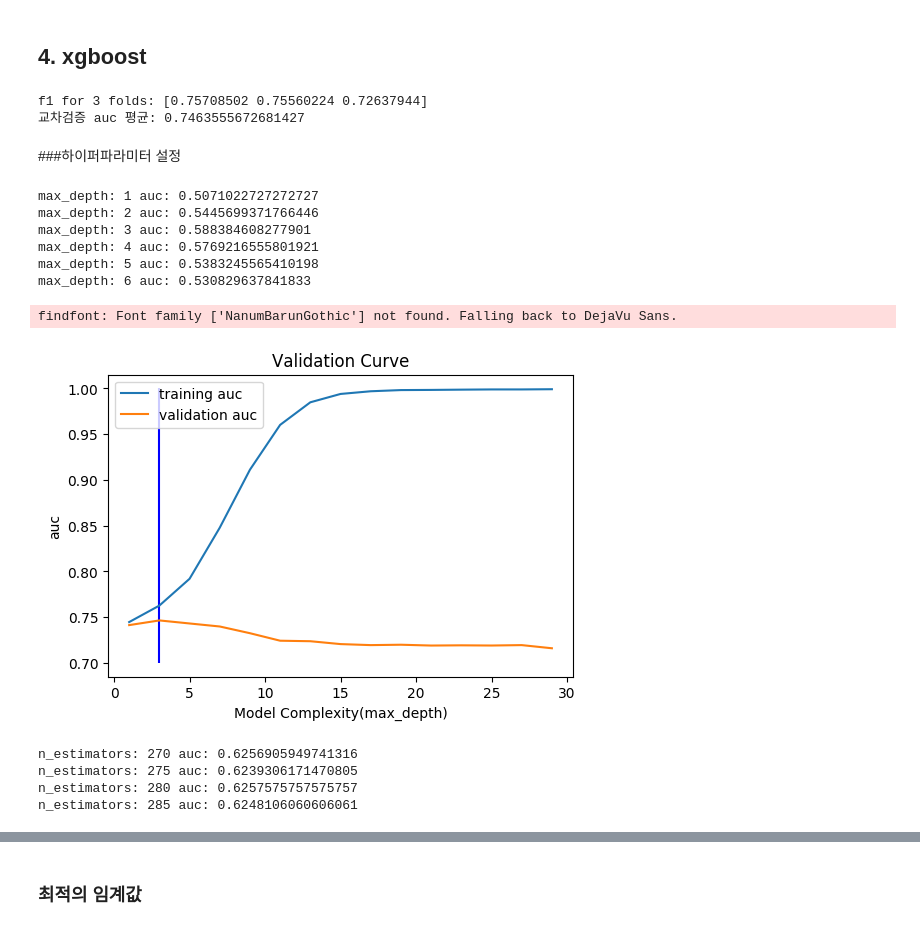
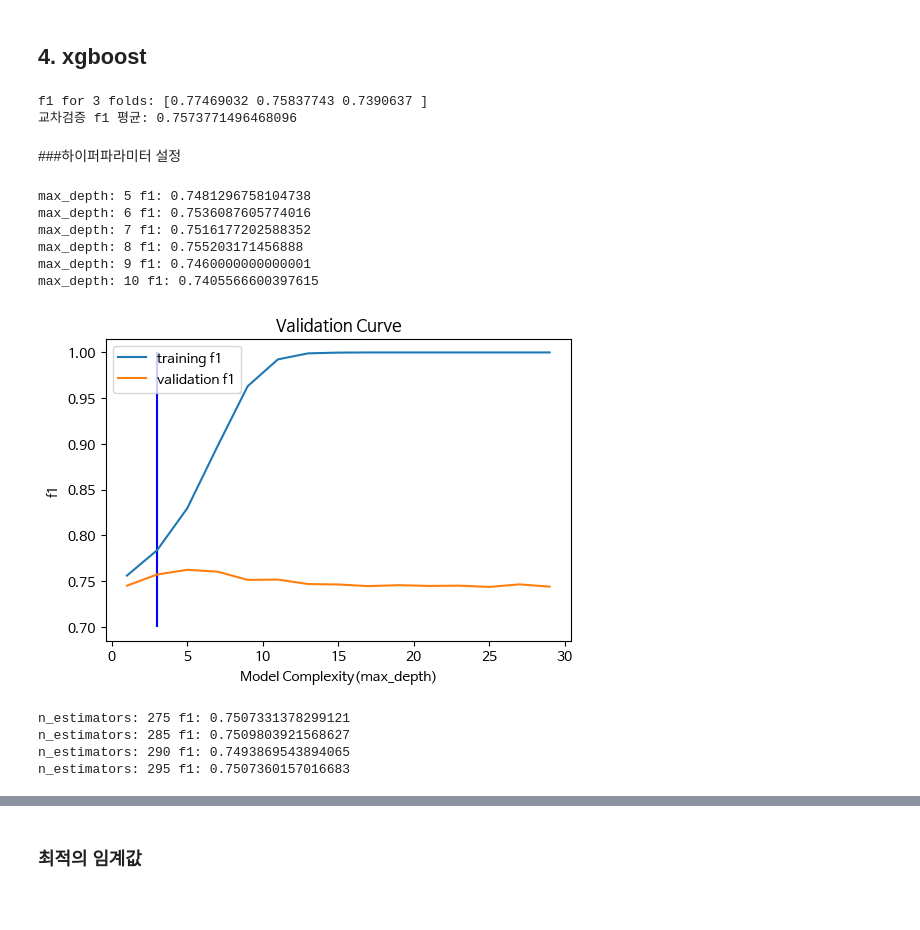
Before and after one commit to sseyonafre/Project, a Jupyter notebook: sprint2/AI_14_고세희_Section2.ipynb, the cells around one changed output, grey strips where cells are left out. Drawn from its saved outputs; the diff is of its cells as text; code cells hidden in the pictures.

```diff
--- a/sprint2/AI_14_고세희_Section2.ipynb
+++ b/sprint2/AI_14_고세희_Section2.ipynb
@@ -471,7 +471,9 @@ from eli5.sklearn import PermutationImportance
 X_train = train[feature]
 X_val = val[feature]
 X_test = test[feature]
-y_test =test['win']
+y_train = train[target]
+y_val = val[target]
+y_test =test[target]
 # %%
 #로지스틱회귀모델을 만들어 교차검증을 수행. #베이지안최적화를 사용해서 최적의 파라미터 찾아보자.
 
@@ -739,88 +755,87 @@ k = 3
 scores = cross_val_score(model_xg, X_train, y_train, cv=k,
                          scoring='f1')
 print(f'f1 for {k} folds:', scores)
-print(f'교차검증 auc 평균:',scores.mean())
+print(f'교차검증 f1 평균:',scores.mean())
 # %% [output]
-f1 for 3 folds: [0.75708502 0.75560224 0.72637944]
-교차검증 auc 평균: 0.7463555672681427
+f1 for 3 folds: [0.77469032 0.75837743 0.7390637 ]
+교차검증 f1 평균: 0.7573771496468096
 # %%
 #xgboost의 교차검증 auc 스코어평균이 제일 높기때문에 xgboost로 모델을 선정한다.
 # %% [markdown]
 ###하이퍼파라미터 설정
 # %%
 #하이퍼파라미터 선정을 위해서 우선 최적의 max_depth 와 estimators,learning_rate 를 찾는다.
-from sklearn.metrics import roc_auc_score
+from sklearn.metrics import f1_score ,roc_auc_score
 
-depths = [1,2,3,4,5,6]
+depths = [5,6,7,8,9,10]
 for depth in depths:
-  xgb = XGBClassifier(max_depth=depth,random_state=2, n_jobs=-1,eval_metric='auc')
+  xgb = XGBClassifier(max_depth=depth,random_state=2, n_jobs=-1,eval_metric='error')
   xgb.fit(X_train,y_train)
   y_pred = xgb.predict(X_val)
-  roc_auc = roc_auc_score(y_val,y_pred)
-  print('max_depth:',depth,'auc:',roc_auc)
+  f1 = f1_score(y_val,y_pred)
+  print('max_depth:',depth,'f1:',f1)
 
-#최적의 max_depth = 3
+#최적의 max_depth = 8
 # %% [output]
-max_depth: 1 auc: 0.5071022727272727
-max_depth: 2 auc: 0.5445699371766446
-max_depth: 3 auc: 0.588384608277901
-max_depth: 4 auc: 0.5769216555801921
-max_depth: 5 auc: 0.5383245565410198
-max_depth: 6 auc: 0.530829637841833
+max_depth: 5 f1: 0.7481296758104738
+max_depth: 6 f1: 0.7536087605774016
+max_depth: 7 f1: 0.7516177202588352
+max_depth: 8 f1: 0.755203171456888
+max_depth: 9 f1: 0.7460000000000001
+max_depth: 10 f1: 0.7405566600397615
 # %%
 %matplotlib inline
 #과적합을 막아줄 때 제한하는 max_depth를 변화시키며 검증곡선을 그려보자
 
 model_xg = XGBClassifier(random_state=2, n_jobs=-1)
 
 
 depth = range(1, 30, 2)
 ts, vs = validation_curve(
     model_xg, X_train, y_train
     , param_name='max_depth'
     , param_range=depth, scoring='f1'
     , cv=3
     , n_jobs=-1
 )
 
 train_scores_mean = np.mean(ts, axis=1)
 validation_scores_mean = np.mean(vs, axis=1)
 
 fig, ax = plt.subplots()
 
 # 훈련세트 검증곡선
-ax.plot(depth, train_scores_mean, label='training auc')
+ax.plot(depth, train_scores_mean, label='training f1')
 
 # 검증세트 검증곡선
-ax.plot(depth, validation_scores_mean, label='validation auc')
+ax.plot(depth, validation_scores_mean, label='validation f1')
 
 # 이상적인 max_depth
 ax.vlines(3,0.7,1, color='blue')
 
 # 그래프 셋팅
 ax.set(title='Validation Curve'
-      , xlabel='Model Complexity(max_depth)', ylabel='auc')
+      , xlabel='Model Complexity(max_depth)', ylabel='f1')
 ax.legend()
 fig.dpi = 100
 # %% [output]
-findfont: Font family ['NanumBarunGothic'] not found. Falling back to DejaVu Sans.
-[figure, old version]
+[figure, new version]
 # %%
 #교차검증을 통한 검증곡선으로 볼 때는 이상적인 max_depth = 3
 # %%
-estimators = [270,275,280,285]
+estimators = [275,285,290,295]
 for estimator in estimators:
-  xgb = XGBClassifier(n_estimators= estimator,max_depth=3,random_state=2, n_jobs=-1,eval_metric='auc')
+  xgb = XGBClassifier(n_estimators= estimator,max_depth=8,random_state=2, n_jobs=-1,eval_metric='error')
   xgb.fit(X_train,y_train)
   y_pred = xgb.predict(X_val)
-  roc_auc = roc_auc_score(y_val,y_pred)
-  print('n_estimators:',estimator,'auc:',roc_auc)
-  #최적의 n_estimators = 280
+  f1 = f1_score(y_val,y_pred)
+  print('n_estimators:',estimator,'f1:',f1)
+  #최적의 n_estimators = 285
 # %% [output]
-n_estimators: 270 auc: 0.6256905949741316
-n_estimators: 275 auc: 0.6239306171470805
-n_estimators: 280 auc: 0.6257575757575757
-n_estimators: 285 auc: 0.6248106060606061
+n_estimators: 275 f1: 0.7507331378299121
+n_estimators: 285 f1: 0.7509803921568627
+n_estimators: 290 f1: 0.7493869543894065
+n_estimators: 295 f1: 0.7507360157016683
 # %%
 learning_rate_value = [0.001, 0.01, 0.1, 0.15, 0.2, 0.3,0.5, 1]
 for value in learning_rate_value:
```
Also changed, not shown: parts of 37 cells of this notebook.
